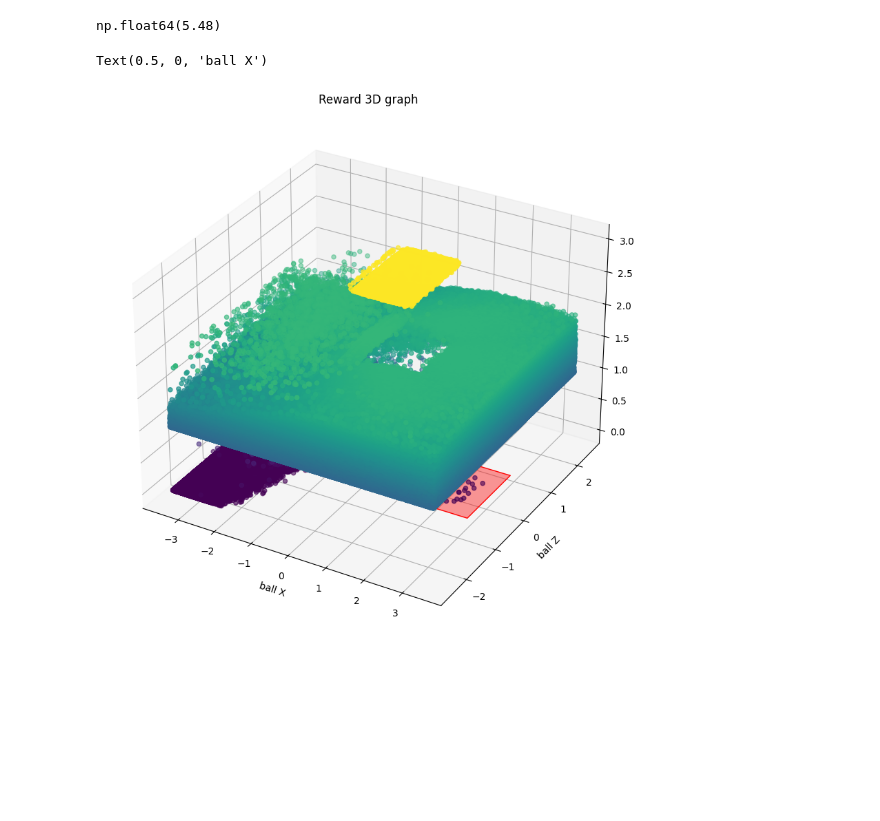
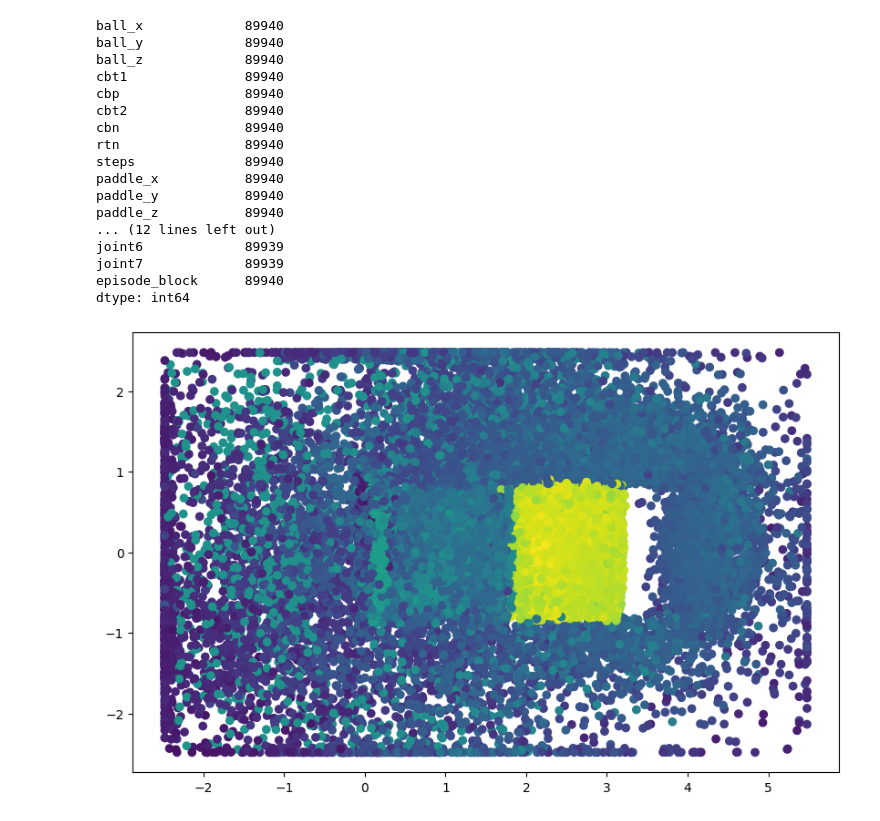
Before and after one commit to jin7369/RobotTableTennis_Stats, a Jupyter notebook: TableTennisTrajectoryStats.ipynb, the cells around one changed output. Saved outputs shown, nothing was run; the diff lists cells and outputs as text; code cells hidden in the pictures; blank space fills up the shorter version.

```diff
--- a/TableTennisTrajectoryStats.ipynb
+++ b/TableTennisTrajectoryStats.ipynb
@@ -276,43 +149,21 @@ ax.set_box_aspect([1, 1, 1])
-# %%
-df_plot['ball_x'].max()
-# %% [output]
-np.float64(5.48)
 # %%
-df_plot = df.query('cbt1==1')
+plot_landing_point_with_return2D(df.query('cbp==1'))
+# %% [output]
+ball_x             89940
+ball_y             89940
+ball_z             89940
+cbt1               89940
+cbp                89940
+cbt2               89940
+cbn                89940
+rtn                89940
+steps              89940
+paddle_x           89940
+paddle_y           89940
+paddle_z           89940
+... (12 lines left out)
+joint6             89939
+joint7             89939
+episode_block      89940
+dtype: int64
+[figure, added]
-# %%
-from mpl_toolkits.mplot3d.art3d import Poly3DCollection
-import matplotlib.pyplot as plt
-
-fig = plt.figure(figsize=(10, 10))
-ax = fig.add_subplot(projection='3d')
-
-center_x = desc['TargetAreaCenterX'][0]
-center_y = desc['TargetAreaCenterZ'][0]
-extents_x = desc['TargetAreaExtentsX'][0]
-extents_y = desc['TargetAreaExtentsZ'][0]
-x_min, x_max = center_x - extents_x, center_x + extents_x  # 탁구대 가로 (2.74m)
-y_min, y_max = center_y - extents_y, center_y + extents_y     # 탁구대 세로 (1.525m)
-z_base = 0 # z축이 위쪽이면 y_base가 0으로 간주됨 (z=0은 y=0)
-
-
-
-ax.scatter(df_plot['ball_x'], df_plot['ball_z'], df_plot['return'], c=df_plot['return'])
-# 사각형 꼭짓점 정의 (x, y, z)
-table_verts = [[
-    (x_min, y_max, z_base),
-    (x_min, y_min, z_base),
-    (x_max, y_min, z_base),
-    (x_max, y_max, z_base)
-]]
-
-# 사각형 추가
-table = Poly3DCollection(table_verts, color='red', alpha=0.4)
-ax.set_title("Reward 3D graph")
-ax.add_collection3d(table)
-#ax.set_zlim(0, 3)
-ax.set_ylabel("ball Z")
-ax.set_xlabel("ball X")
-#ax.set_box_aspect([1, 1, 1])
-# %% [output]
-Text(0.5, 0, 'ball X')
-[figure, removed]
```
Also changed, not shown: parts of 25 cells of this notebook.
